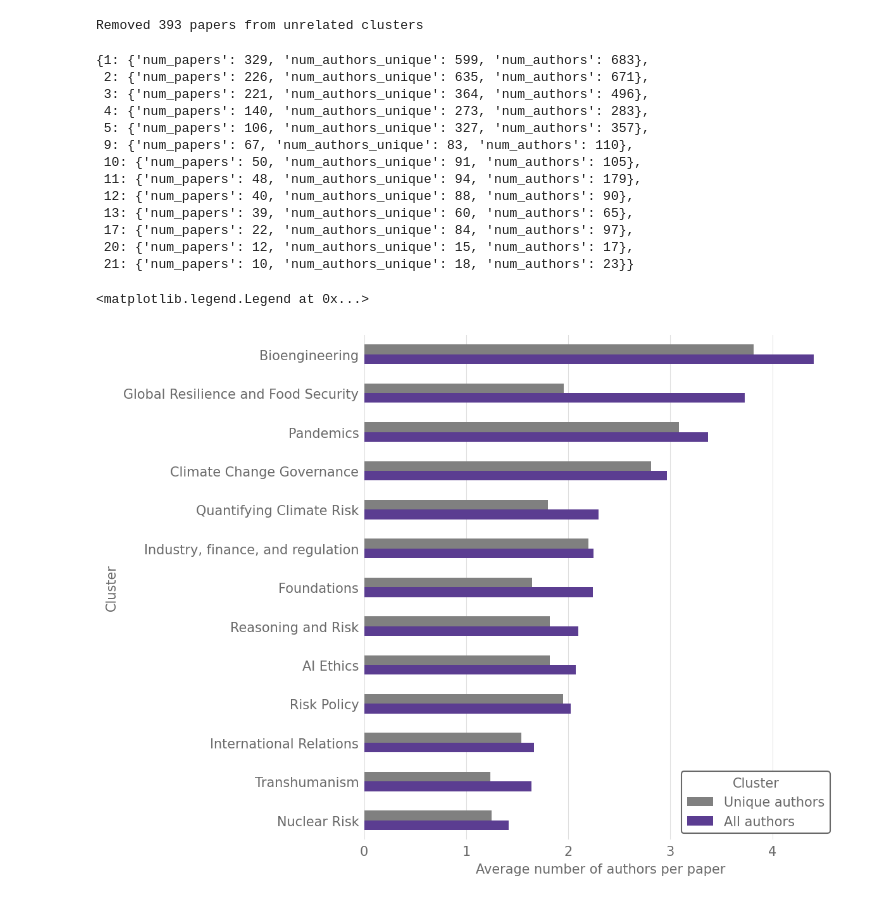
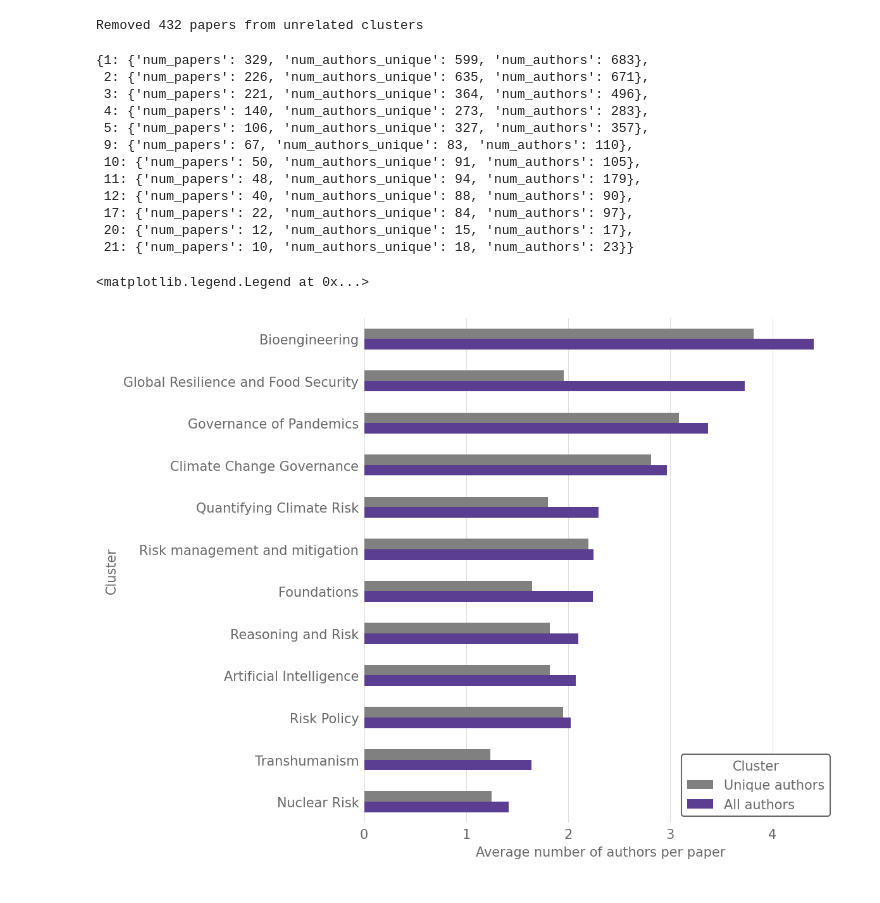
Before and after one commit to florianjehn/bibliometrics, a Jupyter notebook: scripts/cluster_visualization.ipynb, the cells around one changed output. Saved outputs shown, nothing was run; the diff lists cells and outputs as text; code cells hidden in the pictures.

Commit message:
Updated plots

```diff
--- a/scripts/cluster_visualization.ipynb
+++ b/scripts/cluster_visualization.ipynb
@@ -24,12 +24,12 @@ cluster_names = {1: "AI Ethics", 2: "Climate Change Governance", 3: "Foundations
 # %%
 # Remove the unrelated clusters
 num_papers_before = vos_meta.shape[0]
-other_topic_clusters = [6, 7, 8, 14, 15, 16, 18, 19, 22, 23]
+other_topic_clusters = [6, 7, 8, 13, 14, 15, 16, 18, 19, 22, 23]
 vos_meta = vos_meta[~vos_meta["Cluster"].isin(other_topic_clusters)]
 num_papers_after = vos_meta.shape[0]
 print(f"Removed {num_papers_before - num_papers_after} papers from unrelated clusters")
 # %% [output]
-Removed 393 papers from unrelated clusters
+Removed 432 papers from unrelated clusters
 # %%
 nums = {}
 for cluster_name, cluster in vos_meta.groupby("Cluster"):
@@ -55,33 +55,32 @@ nums
  10: {'num_papers': 50, 'num_authors_unique': 91, 'num_authors': 105},
  11: {'num_papers': 48, 'num_authors_unique': 94, 'num_authors': 179},
  12: {'num_papers': 40, 'num_authors_unique': 88, 'num_authors': 90},
- 13: {'num_papers': 39, 'num_authors_unique': 60, 'num_authors': 65},
  17: {'num_papers': 22, 'num_authors_unique': 84, 'num_authors': 97},
  20: {'num_papers': 12, 'num_authors_unique': 15, 'num_authors': 17},
  21: {'num_papers': 10, 'num_authors_unique': 18, 'num_authors': 23}}
 # %%
 # Plot the average number of authors per paper
 df = pd.DataFrame(nums).T
-df.index = ["AI Ethics", "Climate Change Governance", "Foundations", "Risk Policy", "Pandemics", "Transhumanism", "Reasoning and Risk", "Global Resilience and Food Security", "Industry, finance, and regulation", "International Relations", "Bioengineering", "Nuclear Risk", "Quantifying Climate Risk"]
+df.index = ["Artificial Intelligence", "Climate Change Governance", "Foundations", "Risk Policy", "Governance of Pandemics", "Transhumanism", "Reasoning and Risk", "Global Resilience and Food Security", "Risk management and mitigation", "Bioengineering", "Nuclear Risk", "Quantifying Climate Risk"]
 df["avg_authors"] = df["num_authors"] / df["num_papers"]
 df["avg_authors_unique"] = df["num_authors_unique"] / df["num_papers"]
 # Plot the average number of authors per paper and the average number of unique authors per paper
 # Next to each other and per cluster
 fig, ax = plt.subplots(figsize=(8, 6))
 df[["avg_authors", "avg_authors_unique"]].sort_values(by="avg_authors").plot(kind="barh", ax=ax, color=[main_color, "gray"])
 # Make legend more descriptive
 ax.set_xlabel("Average number of authors per paper")
 ax.set_ylabel("Cluster")
 # remove y grid
 ax.yaxis.grid(False)
 plt.tight_layout()
 # Get the handles and labels from the current legend
 handles, labels = ax.get_legend_handles_labels()
 
 # Reverse the order of both handles and labels
 ax.legend(handles[::-1], [ "Unique authors", "All authors"], title="Cluster")
 # %% [output]
 <matplotlib.legend.Legend at 0x...>
-[figure, old version]
+[figure, new version]
 # %%
 # Calculate the main authors per cluser.
```
Also changed, not shown: parts of 6 cells of this notebook, 5 other files.
